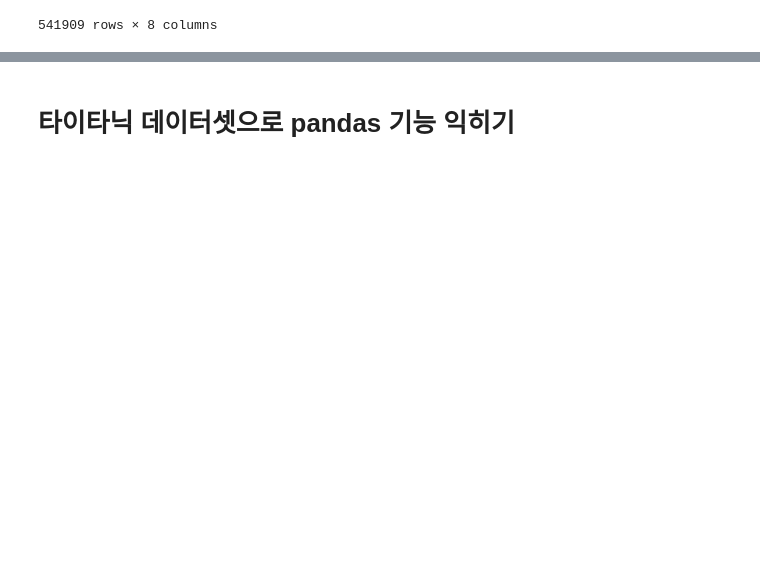
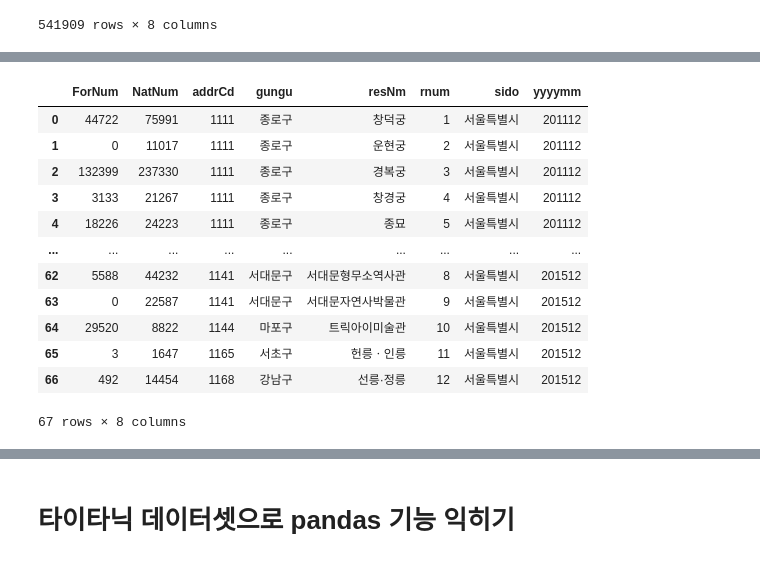
Before and after one commit to akafintech/fintech_service_2nd_aka, a Jupyter notebook: 05MACHINE_LEARNING/02_pandas_사용법.ipynb, the cells around one changed output, grey strips where cells are left out. Cells and saved outputs as stored; diff of their text form; code cells hidden in the pictures; blank space fills up the shorter version.

```diff
--- a/05MACHINE_LEARNING/02_pandas_사용법.ipynb
+++ b/05MACHINE_LEARNING/02_pandas_사용법.ipynb
@@ -78,0 +185,17 @@ pymysql.install_as_MySQLdb()
+# %%
+df_json = pd.read_json("../05MACHINE_LEARNING/서울특별시_관광지입장정보_2011_2016.json")
+df_json
+# %% [output]
+|  | ForNum | NatNum | addrCd | gungu | resNm | rnum | sido | yyyymm |
+| 0 | 44722 | 75991 | 1111 | 종로구 | 창덕궁 | 1 | 서울특별시 | 201112 |
+| 1 | 0 | 11017 | 1111 | 종로구 | 운현궁 | 2 | 서울특별시 | 201112 |
+| 2 | 132399 | 237330 | 1111 | 종로구 | 경복궁 | 3 | 서울특별시 | 201112 |
+| 3 | 3133 | 21267 | 1111 | 종로구 | 창경궁 | 4 | 서울특별시 | 201112 |
+| 4 | 18226 | 24223 | 1111 | 종로구 | 종묘 | 5 | 서울특별시 | 201112 |
+| ... | ... | ... | ... | ... | ... | ... | ... | ... |
+| 62 | 5588 | 44232 | 1141 | 서대문구 | 서대문형무소역사관 | 8 | 서울특별시 | 201512 |
+| 63 | 0 | 22587 | 1141 | 서대문구 | 서대문자연사박물관 | 9 | 서울특별시 | 201512 |
+| 64 | 29520 | 8822 | 1144 | 마포구 | 트릭아이미술관 | 10 | 서울특별시 | 201512 |
+| 65 | 3 | 1647 | 1165 | 서초구 | 헌릉ㆍ인릉 | 11 | 서울특별시 | 201512 |
+| 66 | 492 | 14454 | 1168 | 강남구 | 선릉·정릉 | 12 | 서울특별시 | 201512 |
+67 rows × 8 columns
```
Also changed, not shown: parts of 30 cells of this notebook.
